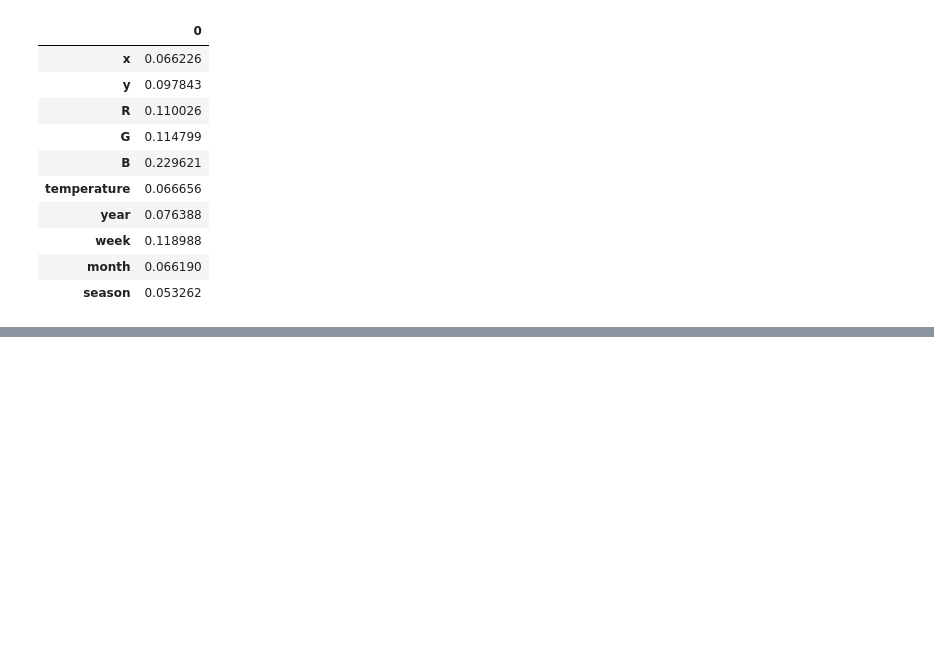
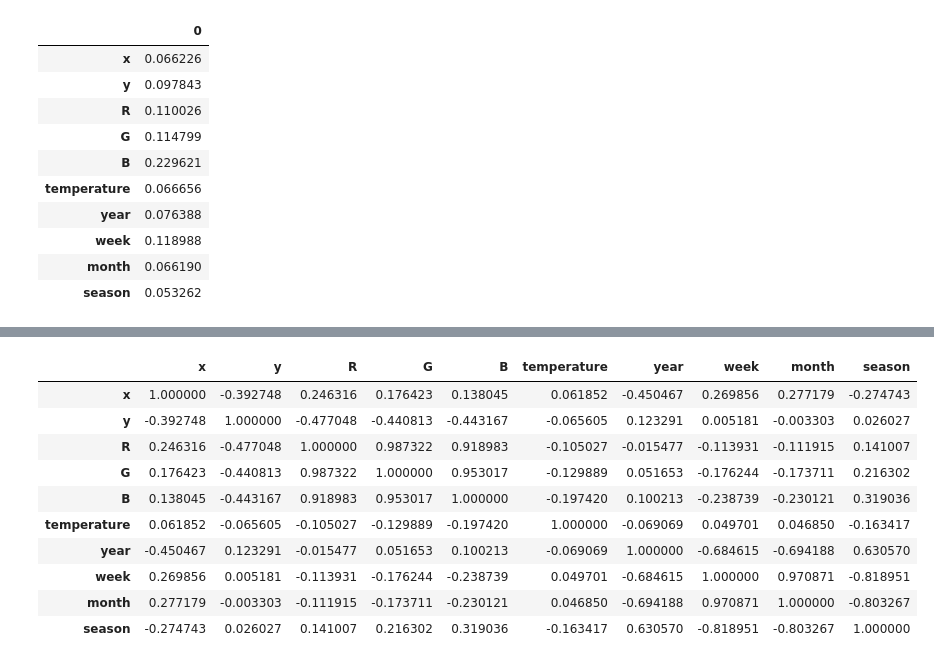
Before and after one commit to bini-a/hbwater_cameratrap_pheno, a Jupyter notebook: scripts/sandbox/ML/ml_model.ipynb, the cells around one changed output, grey strips where cells are left out. Saved outputs shown, nothing was run; the diff lists cells and outputs as text; code cells hidden in the pictures; blank space fills up the shorter version.

```diff
--- a/scripts/sandbox/ML/ml_model.ipynb
+++ b/scripts/sandbox/ML/ml_model.ipynb
@@ -1208,0 +1254,3 @@ pd.DataFrame(best_rf_grid_2.feature_importances_, index = X_train.columns)
+# %%
+import pandas as pd
+df = pd.read_csv("sample_merged.csv")
@@ -1208,0 +1266,14 @@ pd.DataFrame(best_rf_grid_2.feature_importances_, index = X_train.columns)
+# %%
+df.corr()
+# %% [output]
+|  | x | y | R | G | B | temperature | year | week | month | season |
+| x | 1.000000 | -0.392748 | 0.246316 | 0.176423 | 0.138045 | 0.061852 | -0.450467 | 0.269856 | 0.277179 | -0.274743 |
+| y | -0.392748 | 1.000000 | -0.477048 | -0.440813 | -0.443167 | -0.065605 | 0.123291 | 0.005181 | -0.003303 | 0.026027 |
+| R | 0.246316 | -0.477048 | 1.000000 | 0.987322 | 0.918983 | -0.105027 | -0.015477 | -0.113931 | -0.111915 | 0.141007 |
+| G | 0.176423 | -0.440813 | 0.987322 | 1.000000 | 0.953017 | -0.129889 | 0.051653 | -0.176244 | -0.173711 | 0.216302 |
+| B | 0.138045 | -0.443167 | 0.918983 | 0.953017 | 1.000000 | -0.197420 | 0.100213 | -0.238739 | -0.230121 | 0.319036 |
+| temperature | 0.061852 | -0.065605 | -0.105027 | -0.129889 | -0.197420 | 1.000000 | -0.069069 | 0.049701 | 0.046850 | -0.163417 |
+| year | -0.450467 | 0.123291 | -0.015477 | 0.051653 | 0.100213 | -0.069069 | 1.000000 | -0.684615 | -0.694188 | 0.630570 |
+| week | 0.269856 | 0.005181 | -0.113931 | -0.176244 | -0.238739 | 0.049701 | -0.684615 | 1.000000 | 0.970871 | -0.818951 |
+| month | 0.277179 | -0.003303 | -0.111915 | -0.173711 | -0.230121 | 0.046850 | -0.694188 | 0.970871 | 1.000000 | -0.803267 |
+| season | -0.274743 | 0.026027 | 0.141007 | 0.216302 | 0.319036 | -0.163417 | 0.630570 | -0.818951 | -0.803267 | 1.000000 |
```
Also changed, not shown: parts of 6 cells of this notebook.
